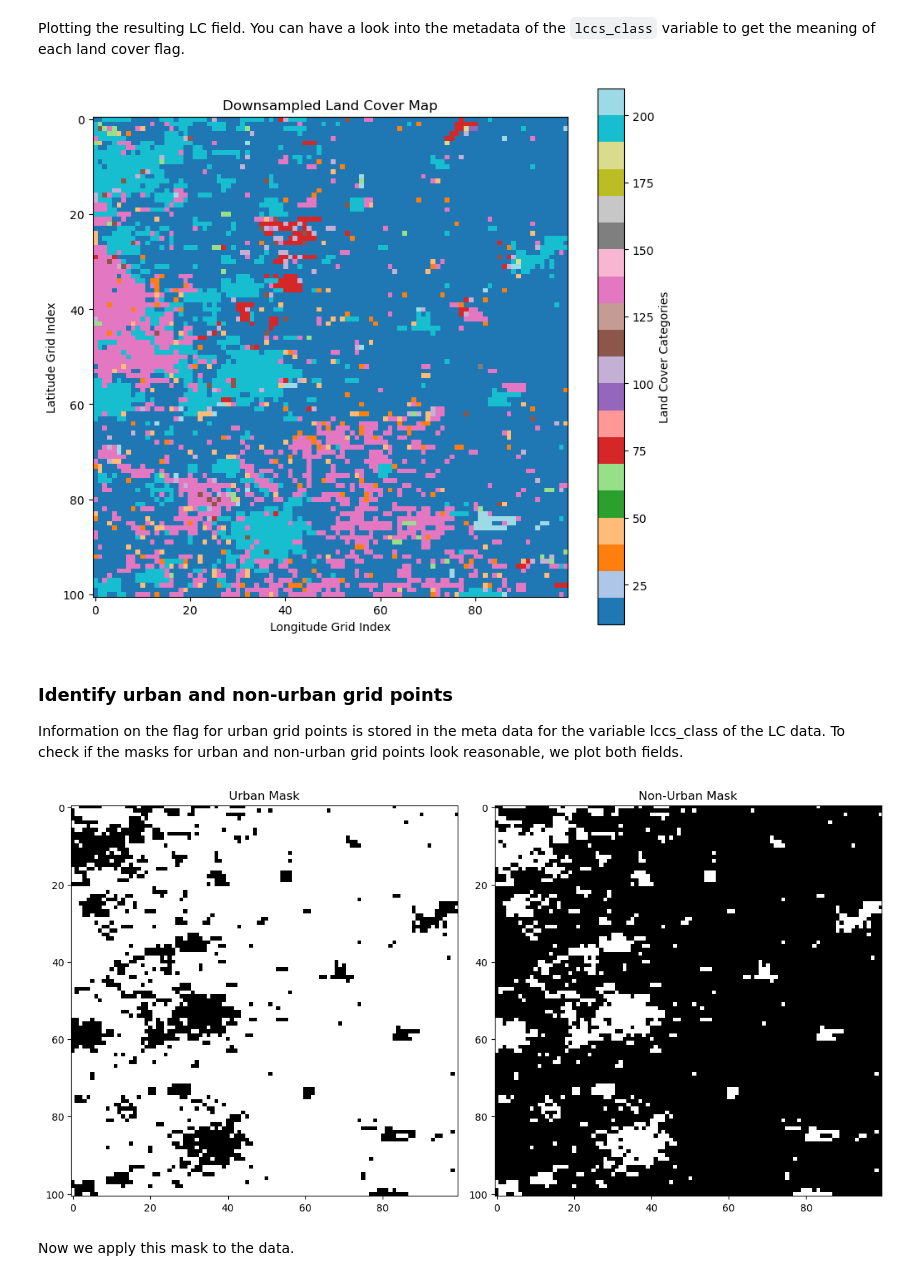
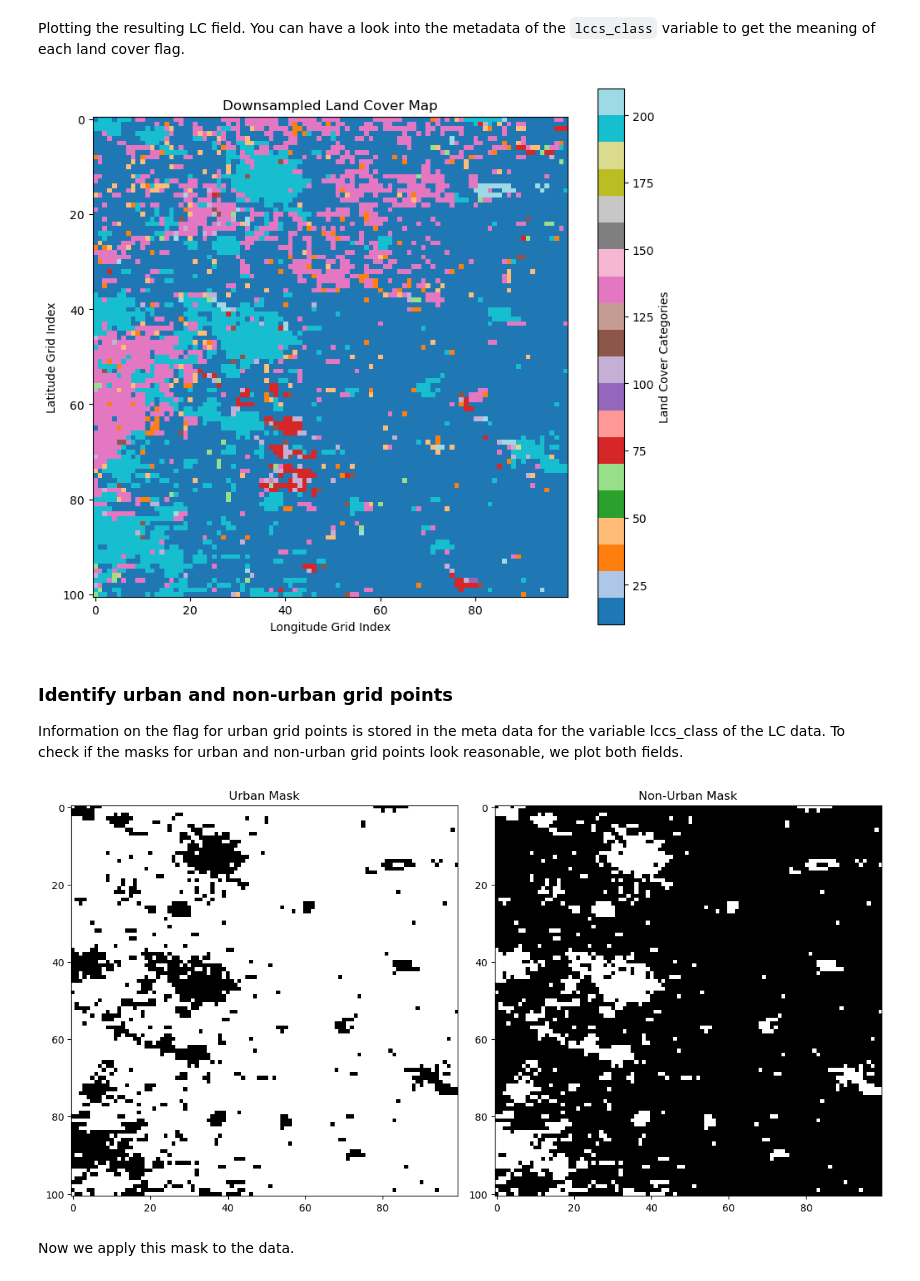
Before and after one commit to esa-cci/ect-training, a Jupyter notebook: LST_Training.ipynb, the cells around one changed output. Cells and saved outputs as stored; diff of their text form; code cells hidden in the pictures.

```diff
--- a/LST_Training.ipynb
+++ b/LST_Training.ipynb
@@ -295,35 +313,25 @@ tracking_id :
 type :
 ESACCI-LC-L4-LCCS-Map-300m-P1Y
 # %%
-lc_ds_sub = subset_spatial_op(ds=lc_ds, region=bbox)
-lc_ds_sub = subset_temporal_op(ds=lc_ds_sub, time_range=['2015-07-03', '2015-07-03'])
+lc_ds_sub = subset_temporal_op(ds=lc_ds, time_range=['2015-07-03', '2015-07-03'])
+# %%
+select_var_op = get_op('select_var')
+lc_ds_sub = select_var_op(ds=lc_ds_sub, var="lccs_class")
 # %% [markdown]
 ### Downsample LC data to match the grid resolution of LST data
 This code extracts a specific land cover variable from the dataset and converts it to a 2D NumPy array by removing unnecessary dimensions. It then downscales the high-resolution land cover data to match the grid dimensions of the LST dataset using a mode-based method, ensuring that the most frequently occurring land cover class within each aggregated cell is retained.
 
 Resampling categorical data presents a challenge because traditional statistical methods like averaging are not suitable. Instead, mode-based aggregation must be used to preserve the integrity of categorical classifications, ensuring that the dominant class in each new grid cell accurately reflects the underlying data.
 # %%
-# Extract the specific land cover variable as a DataArray
-lc_data_array = lc_ds_sub['lccs_class']
+normalize_op = get_op('normalize')
 
-# Ensure that we select only the spatial dimensions
-lc_3d_array = lc_data_array.values  # Convert to NumPy array
+lc_ds_sub = normalize_op(ds=lc_ds_sub)
 
-# Remove the singleton dimension
-lc_2d_array = np.squeeze(lc_3d_array)  # Convert to shape (362, 360)
+coregister_op = get_op('coregister')
 
-# Define target grid dimensions based on the LST grid
-lst_width, lst_height = 100, 101
-
-# Ensure target dimensions are valid
-if lst_width > lc_2d_array.shape[1] or lst_height > lc_2d_array.shape[0]:
-    raise ValueError("Target grid dimensions cannot exceed source grid dimensions.")
-
-# Downsample the 2D land cover data
-downsampled_lc = downsample_2d(
-    src=lc_2d_array,  # Pass the extracted 2D NumPy array
-    w=lst_width,
-    h=lst_height,
-    method=56,  # Use the mode for categorical data
-    mode_rank=1
+downsampled_lc = coregister_op(
+    ds_primary=lst_ds_sub,
+    ds_replica=lc_ds_sub,
+    method_ds="mode"
 )
+downsampled_lc
@@ -330,21 +374,23 @@ downsampled_lc = downsample_2d(
+# %%
+downsampled_lc_values = downsampled_lc.lccs_class.isel(time=0).values
 # %% [markdown]
 Plotting the resulting LC field. You can have a look into the metadata of the `lccs_class` variable to get the meaning of each land cover flag.
 # %%
 # Create a colormap for land cover categories (e.g., forest, urban, water)
 cmap = plt.get_cmap("tab20")  # Choose a colormap suitable for categorical data
 
 # Plot the downsampled land cover data
 plt.figure(figsize=(8, 7))
-plt.imshow(downsampled_lc, cmap=cmap, origin="upper")  # Visualize the data
+plt.imshow(downsampled_lc_values, cmap=cmap, origin="upper")  # Visualize the data
 
 # Add colorbar and labels
 plt.colorbar(label="Land Cover Categories")
 plt.title("Downsampled Land Cover Map")
 plt.xlabel("Longitude Grid Index")
 plt.ylabel("Latitude Grid Index")
 plt.show()
 # %% [output]
-[figure, old version]
+[figure, new version]
 # %% [markdown]
 ### Identify urban and non-urban grid points
 Information on the flag for urban grid points is stored in the meta data for the variable lccs_class of the LC data. To check if the masks for urban and non-urban grid points look reasonable, we plot both fields.
@@ -353,7 +399,7 @@ Information on the flag for urban grid points is stored in the meta data for the
 urban_flag = 190
 
 # Create urban and non-urban masks
-urban_mask = downsampled_lc >= urban_flag  # Boolean array where urban_flag is True
+urban_mask = downsampled_lc_values >= urban_flag  # Boolean array where urban_flag is True
 non_urban_mask = ~urban_mask  # Invert the urban mask for non-urban pixels
 
 # Plot the masks for verification
@@ -366,7 +412,7 @@ plt.imshow(non_urban_mask, cmap="Greys", origin="upper")
 plt.title("Non-Urban Mask")
 plt.show()
 # %% [output]
-[figure, old version]
+[figure, new version]
 # %% [markdown]
 Now we apply this mask to the data.
 # %%
```
Also changed, not shown: parts of 6 cells of this notebook.
